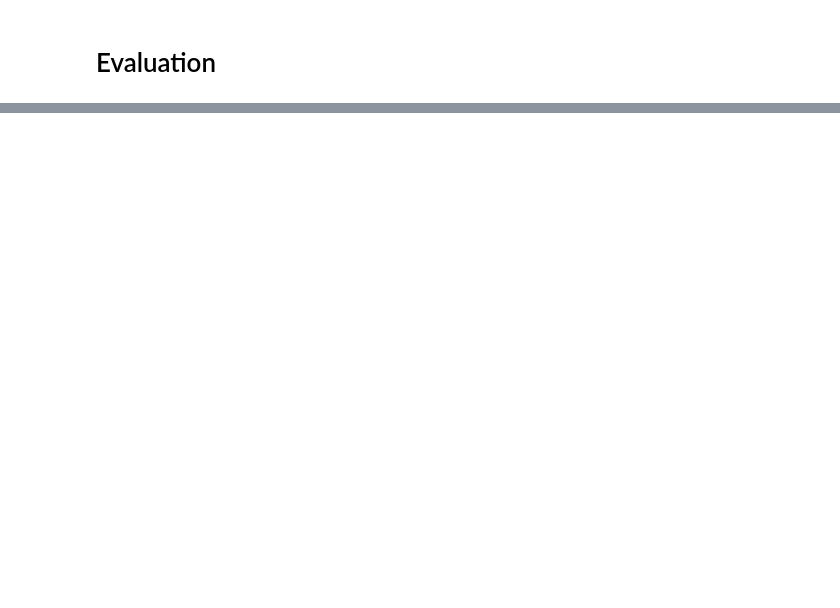
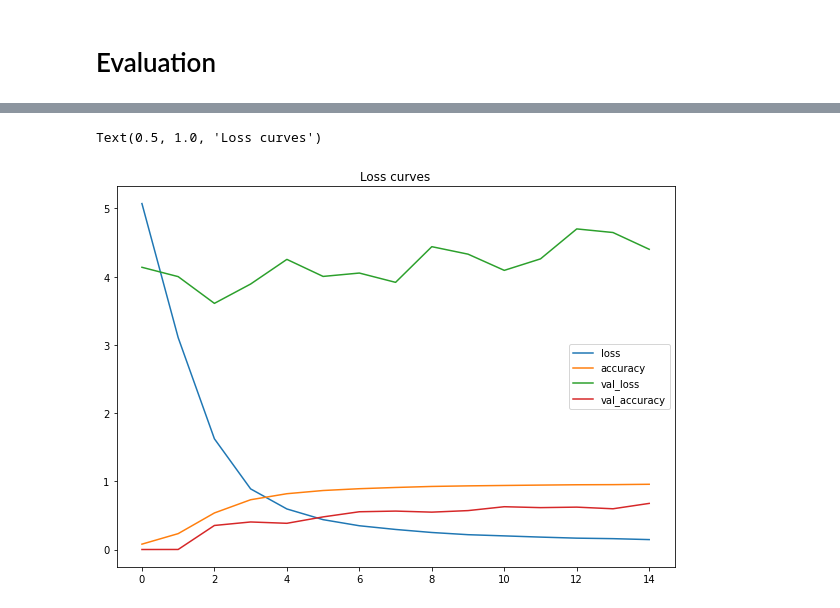
Before and after one commit to SimeonHristov99/AI_Traffic_Sign_Classifier_Tensorflow, a Jupyter notebook: traffic_sign_recognition.ipynb, the cells around one changed output, grey strips where cells are left out. Cells and saved outputs as stored; diff of their text form; code cells hidden in the pictures; blank space fills up the shorter version.

```diff
--- a/traffic_sign_recognition.ipynb
+++ b/traffic_sign_recognition.ipynb
@@ -254,0 +341,28 @@ model.evaluate(test_generator)
+# %%
+input_shape = X_train_batch[0].shape
+
+model = keras.models.Sequential([ # modified lenet_5
+    keras.layers.Conv2D(16, kernel_size=5, activation='relu', padding='same', input_shape=input_shape),
+    keras.layers.Conv2D(16, kernel_size=5, activation='relu', padding='same'),
+    keras.layers.Conv2D(16, kernel_size=5, activation='relu', padding='same'),
+    keras.layers.BatchNormalization(),
+    keras.layers.MaxPool2D(),
+    keras.layers.Dropout(0.3),
+    keras.layers.Conv2D(32, kernel_size=5, activation='relu', padding='same'),
+    keras.layers.Conv2D(32, kernel_size=5, activation='relu', padding='same'),
+    keras.layers.Conv2D(32, kernel_size=5, activation='relu', padding='same'),
+    keras.layers.BatchNormalization(),
+    keras.layers.MaxPool2D(),
+    keras.layers.Dropout(0.3),
+    keras.layers.Flatten(),
+    keras.layers.Dropout(0.85),
+    keras.layers.Dense(CLASSES, activation='softmax')
+])
+
+model.compile(
+    optimizer=tf.keras.optimizers.Adam(learning_rate=3.7*1e-4),
+    loss='categorical_crossentropy',
+    metrics=['accuracy']
+)
+
+model.summary()
@@ -254,0 +387,10 @@ model.evaluate(test_generator)
+# %%
+train_generator.reset()
+val_generator.reset()
+history = model.fit(
+    x=train_generator,
+    validation_data=val_generator,
+    steps_per_epoch = train_generator.samples // BATCH_SIZE,
+    validation_steps = val_generator.samples // BATCH_SIZE,
+    epochs = 15,
+)
@@ -254,0 +415,6 @@ model.evaluate(test_generator)
+# %%
+pd.DataFrame(history.history).plot(figsize=(10, 7))
+plt.title('Loss curves')
+# %% [output]
+Text(0.5, 1.0, 'Loss curves')
+[figure, added]
```
Also changed, not shown: parts of 18 cells of this notebook.
